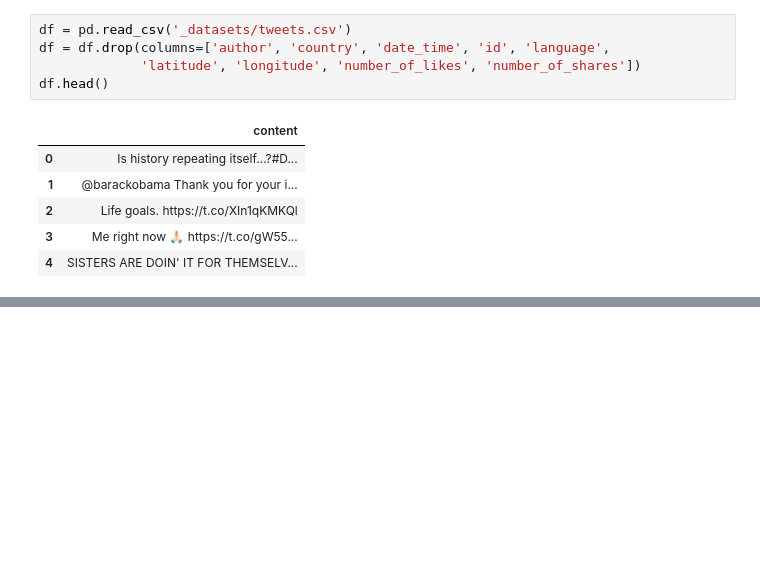
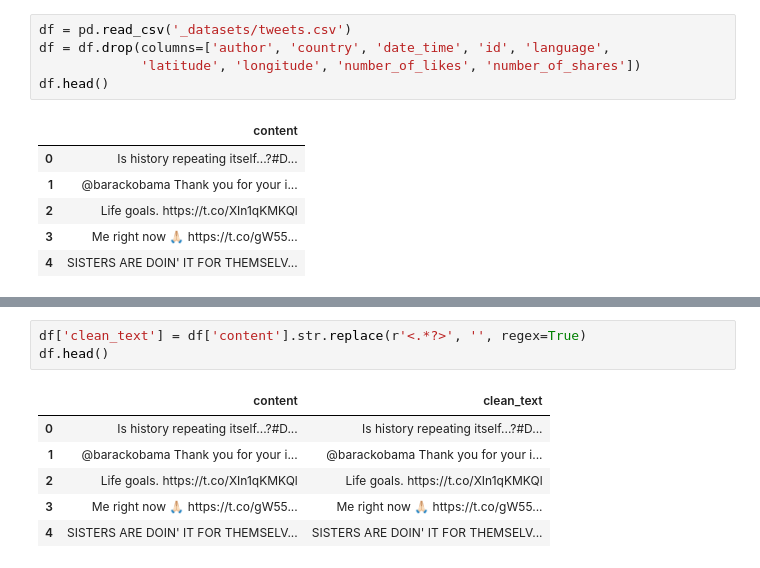
Before and after one commit to tsu76i/DS-playground, a Jupyter notebook: 3. Practical Exercises/NLP/1_basic_NLP_concepts.ipynb, the cells around one changed output, grey strips where cells are left out. Saved outputs shown, nothing was run; the diff lists cells and outputs as text; blank space fills up the shorter version.

```diff
--- a/3. Practical Exercises/NLP/1_basic_NLP_concepts.ipynb
+++ b/3. Practical Exercises/NLP/1_basic_NLP_concepts.ipynb
@@ -85,0 +117,10 @@ Convert all text to lowercase to ensure uniformity.
+# %%
+df['clean_text'] = df['content'].str.replace(r'<.*?>', '', regex=True)
+df.head()
+# %% [output]
+|  | content | clean_text |
+| 0 | Is history repeating itself...?#D... | Is history repeating itself...?#D... |
+| 1 | @barackobama Thank you for your i... | @barackobama Thank you for your i... |
+| 2 | Life goals. https://t.co/XIn1qKMKQl | Life goals. https://t.co/XIn1qKMKQl |
+| 3 | Me right now 🙏🏻 https://t.co/gW55... | Me right now 🙏🏻 https://t.co/gW55... |
+| 4 | SISTERS ARE DOIN' IT FOR THEMSELV... | SISTERS ARE DOIN' IT FOR THEMSELV... |
```
Also changed, not shown: parts of 52 cells of this notebook.
